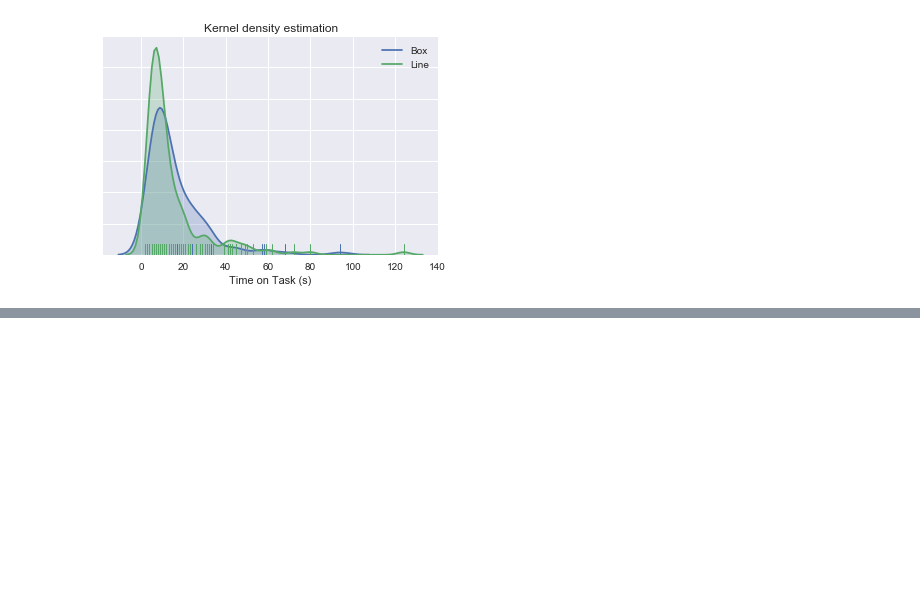
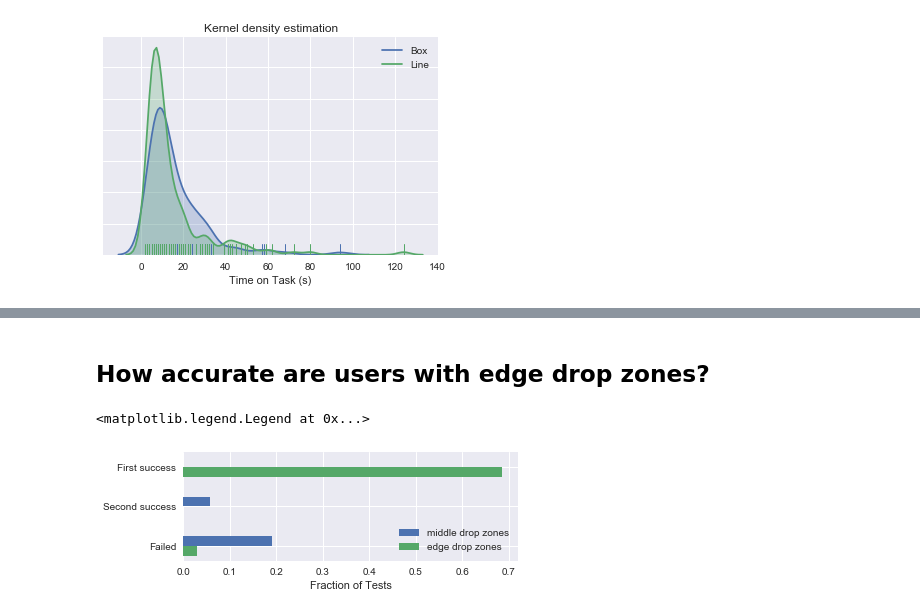
Before and after one commit to jupyter/surveys, a Jupyter notebook: surveys/2018-09-jupyterlab-ux/analysis/questions-to-answer.ipynb, the cells around one changed output, grey strips where cells are left out. Cells and saved outputs as stored; diff of their text form; code cells hidden in the pictures; blank space fills up the shorter version.

```diff
--- a/surveys/2018-09-jupyterlab-ux/analysis/questions-to-answer.ipynb
+++ b/surveys/2018-09-jupyterlab-ux/analysis/questions-to-answer.ipynb
@@ -237,0 +260,46 @@ Text(0.5,1,'Kernel density estimation')
+# %% [markdown]
+## How accurate are users with edge drop zones?
+# %%
+# Edge dropzone dataframe
+dff = df[df.Task.isin(['4-1', '4-2', '5-1'])]
+norm = len(dff)
+filters = (
+    (dff.target == 'E') &
+    (dff.FS.isin([0,1,2]))                    # First success score.
+)
+edge_dz = dff[filters]
+
+x1 = [
+    len(edge_dz[edge_dz.FS == 2]) / norm,
+    len(edge_dz[edge_dz.FS == 1]) / norm,
+    len(edge_dz[edge_dz.FS == 0]) / norm,
+]
+
+# center dropzone dataframe
+filters = (
+    (dff.target.isin(['R', 'G', 'B'])) &
+    (dff.FS.isin([0,1,2]))                    # First success score.
+)
+center_dz = dff[filters]
+
+x2 = [
+    len(center_dz[center_dz.FS == 2]) / norm,
+    len(center_dz[center_dz.FS == 1]) / norm,
+    len(center_dz[center_dz.FS == 0]) / norm,
+]
+y = np.array([0, 2, 4])
+
+# Plot data
+fig, ax = plt.subplots(figsize=(6,2))
+
+ax.barh(y+.5, x2, height=0.5, align='edge', label="middle drop zones")
+ax.barh(y, x1, height=0.5, align='edge', label="edge drop zones")
+
+ax.set_yticks([0.5, 2.5, 4.5])
+ax.set_yticklabels(["Failed", "Second success", "First success"])
+ax.set_xlabel("Fraction of Tests")
+ax.set_title("")
+ax.legend()
+# %% [output]
+<matplotlib.legend.Legend at 0x...>
+[figure, added]
```
Also changed, not shown: parts of 3 cells of this notebook, 1 other file.
